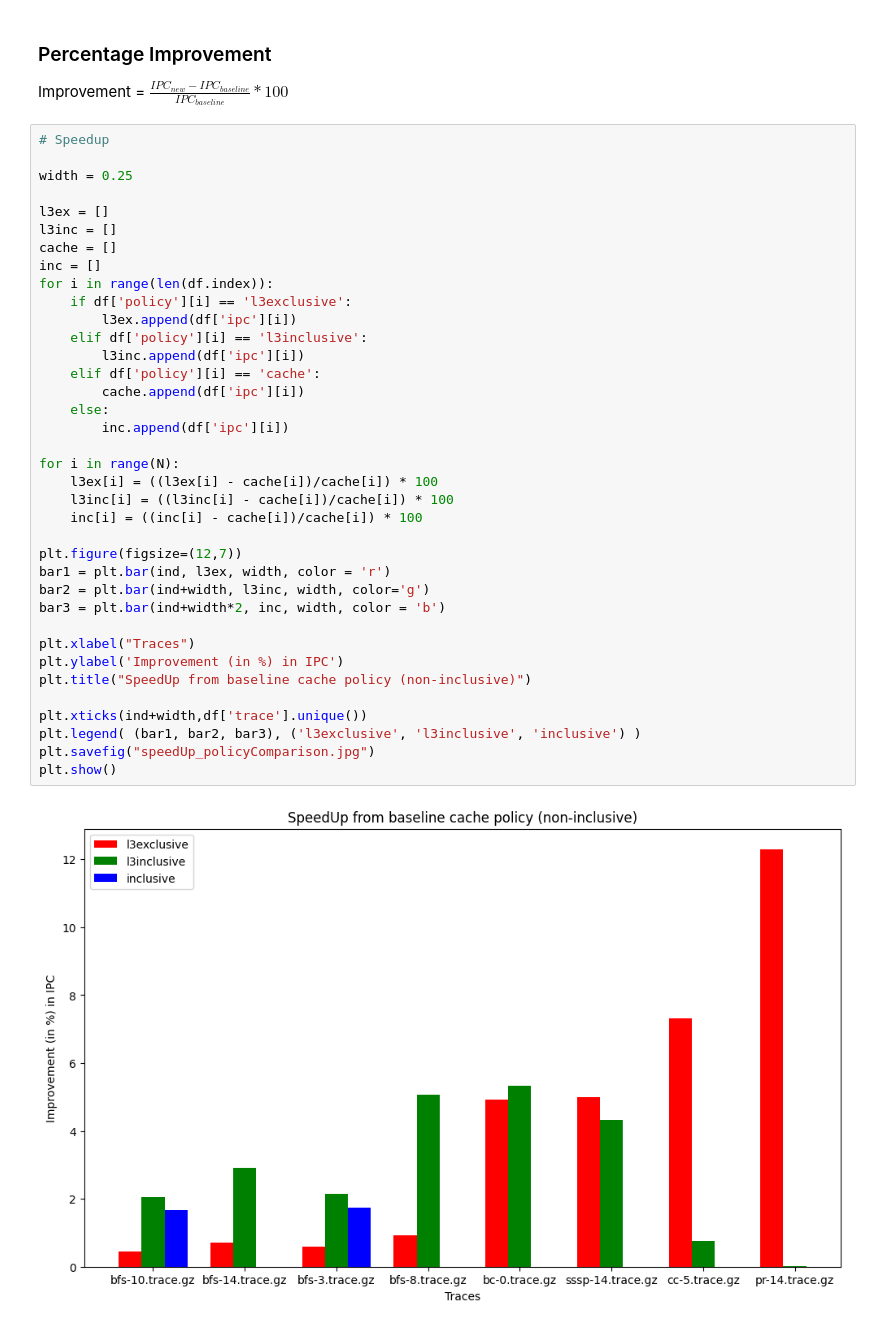
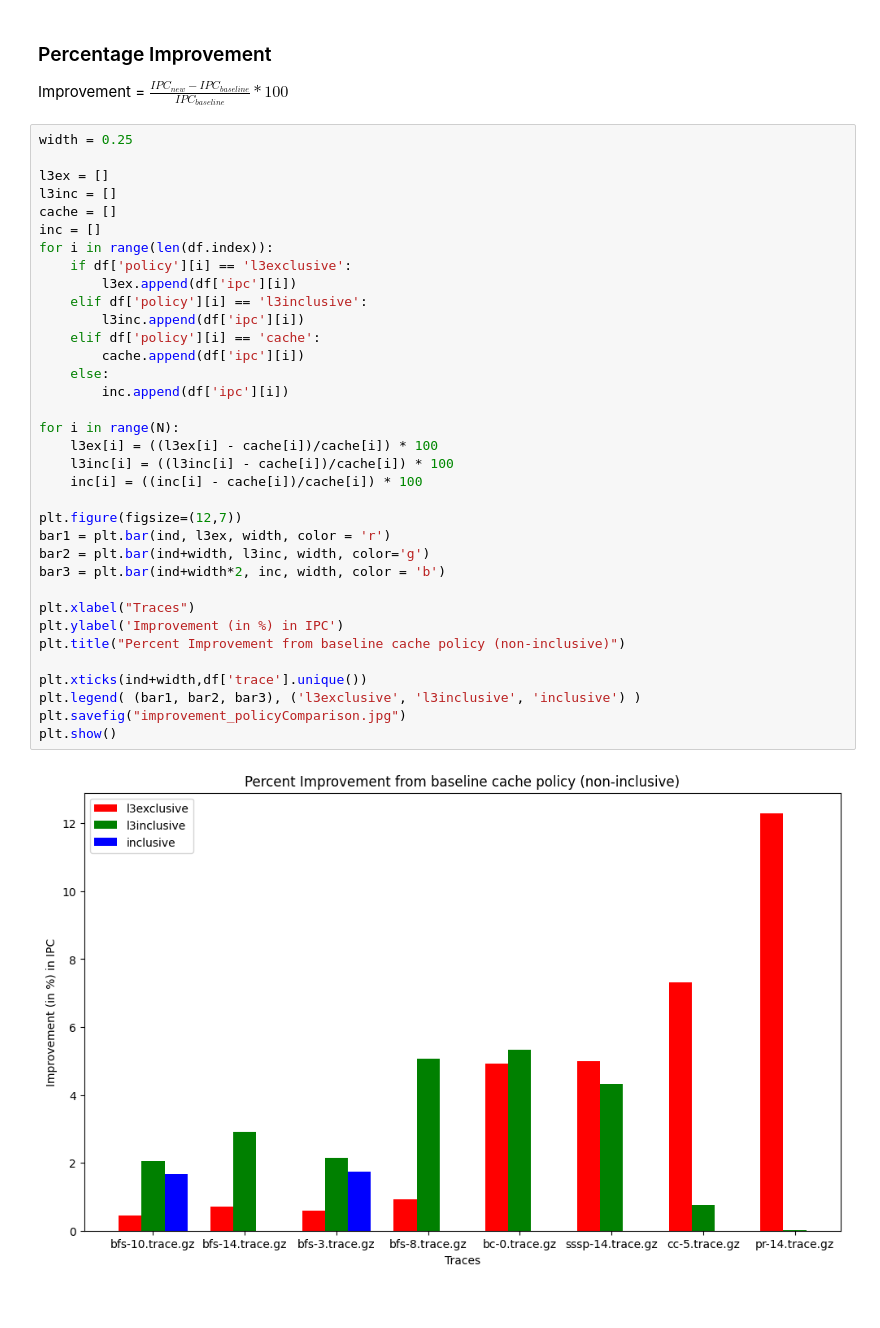
Before and after one commit to Atishay25/Cache-Hierarchy-for-Graph-Analytics, a Jupyter notebook: ChampSim/results/plot.ipynb, the cells around one changed output. Cells and saved outputs as stored; diff of their text form.

Commit message:
fixed wrong name of graph

```diff
--- a/ChampSim/results/plot.ipynb
+++ b/ChampSim/results/plot.ipynb
@@ -98,41 +96,39 @@ plt.show()
 
 Improvement = $\frac{IPC_{new} - IPC_{baseline}}{IPC_{baseline}} * 100$
 # %%
-# Speedup
-
 width = 0.25
 
 l3ex = []
 l3inc = []
 cache = []
 inc = []
 for i in range(len(df.index)):
     if df['policy'][i] == 'l3exclusive':
         l3ex.append(df['ipc'][i])
     elif df['policy'][i] == 'l3inclusive':
         l3inc.append(df['ipc'][i])
     elif df['policy'][i] == 'cache':
         cache.append(df['ipc'][i])
     else:
         inc.append(df['ipc'][i])
 
 for i in range(N):
     l3ex[i] = ((l3ex[i] - cache[i])/cache[i]) * 100
     l3inc[i] = ((l3inc[i] - cache[i])/cache[i]) * 100
     inc[i] = ((inc[i] - cache[i])/cache[i]) * 100
 
 plt.figure(figsize=(12,7))
 bar1 = plt.bar(ind, l3ex, width, color = 'r')
 bar2 = plt.bar(ind+width, l3inc, width, color='g')
 bar3 = plt.bar(ind+width*2, inc, width, color = 'b')
 
 plt.xlabel("Traces")
 plt.ylabel('Improvement (in %) in IPC')
-plt.title("SpeedUp from baseline cache policy (non-inclusive)")
+plt.title("Percent Improvement from baseline cache policy (non-inclusive)")
 
 plt.xticks(ind+width,df['trace'].unique())
 plt.legend( (bar1, bar2, bar3), ('l3exclusive', 'l3inclusive', 'inclusive') )
-plt.savefig("speedUp_policyComparison.jpg")
+plt.savefig("improvement_policyComparison.jpg")
 plt.show()
 # %% [output]
-[figure, old version]
+[figure, new version]
```
Also changed, not shown: parts of 1 cell of this notebook, 2 other files.
